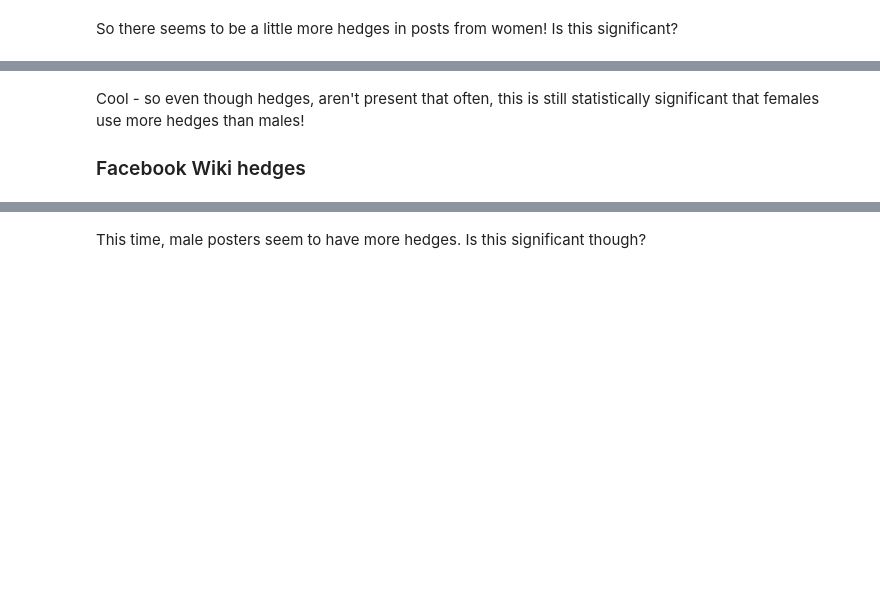
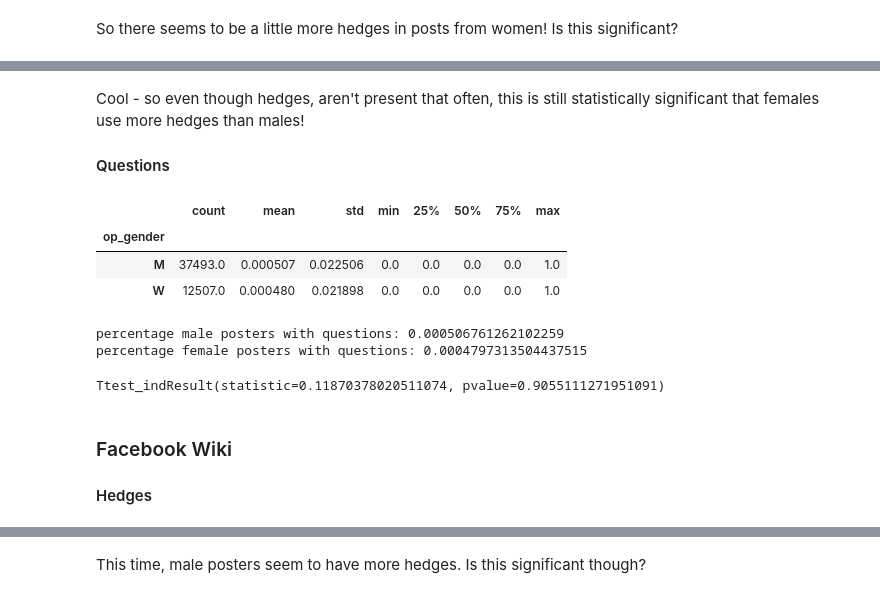
Before and after one commit to Data-Science-for-Linguists-2019/Gendered-Interaction-Online, a Jupyter notebook: main_analysis.ipynb, the cells around one changed output, grey strips where cells are left out. Cells and saved outputs as stored; diff of their text form; code cells hidden in the pictures; blank space fills up the shorter version.

```diff
--- a/main_analysis.ipynb
+++ b/main_analysis.ipynb
@@ -1599,9 +1599,9 @@ print(find_hedges("Perhaps I'm SURE"))
 # unsure how to find compliments
 
 # let's just look at a few examples of questions specific to females
-
-# only going to add this if I have time, because I don't know if it'll be worth it
-questions = ['do you?', "don't you?", "aren't there?", "isn't it?", 'right?']
+# used to have 'right' but it seemed to be skewing the data
+# and people use it too often for it to really qualify as a question
+questions = ['do you?', "don't you?", "aren't there?", "isn't it?"]
 
 # create function
 def find_questions(text):
@@ -1657,7 +1659,41 @@ Ttest_indResult(statistic=-8.296150649440527, pvalue=1.1473900807460426e-16)
 # %% [markdown]
 Cool - so even though hedges, aren't present that often, this is still statistically significant that females use more hedges than males!
 
-### Facebook Wiki hedges
+#### Questions
+# %%
+fb_congress_sample['post_questions'] = fb_congress_sample.post_text.map(find_questions)
+
+fb_congress_sample.groupby('op_gender')['post_questions'].describe()
+# %% [output]
+|  | count | mean | std | min | 25% | 50% | 75% | max |
+| op_gender |  |  |  |  |  |  |  |  |
+| M | 37493.0 | 0.000507 | 0.022506 | 0.0 | 0.0 | 0.0 | 0.0 | 1.0 |
+| W | 12507.0 | 0.000480 | 0.021898 | 0.0 | 0.0 | 0.0 | 0.0 | 1.0 |
+# %%
+# male posters with questions
+male_questions = fb_congress_sample[(fb_congress_sample.op_gender == 'M') & (fb_congress_sample.post_questions != 0)]
+
+# female posters with questions
+female_questions = fb_congress_sample[(fb_congress_sample.op_gender == 'W') & (fb_congress_sample.post_questions != 0)]
+
+print('percentage male posters with questions:',
+      len(male_questions.index) / fb_congress_sample.op_gender.value_counts()['M'])
+
+print('percentage female posters with questions:',
+      len(female_questions.index) / fb_congress_sample.op_gender.value_counts()['W'])
+# %% [output]
+percentage male posters with questions: 0.000506761262102259
+percentage female posters with questions: 0.0004797313504437515
+# %%
+stats.ttest_ind(fb_congress_sample[fb_congress_sample.op_gender == 'M'].post_questions,
+                fb_congress_sample[fb_congress_sample.op_gender == 'W'].post_questions,
+                equal_var=False)
+# %% [output]
+Ttest_indResult(statistic=0.11870378020511074, pvalue=0.9055111271951091)
+# %% [markdown]
+### Facebook Wiki
+
+#### Hedges
 # %%
 # hedges in facebook wiki
 fb_wiki_sample['post_hedges'] = fb_wiki_sample.post_text.map(find_hedges)
```
Also changed, not shown: parts of 94 cells of this notebook.
